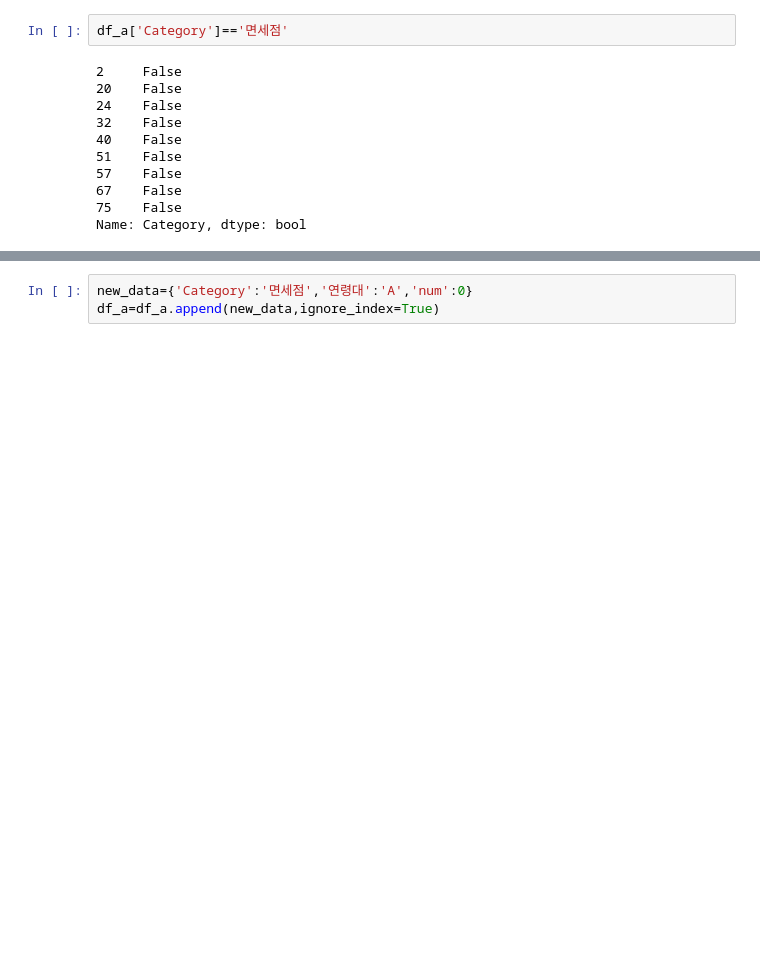
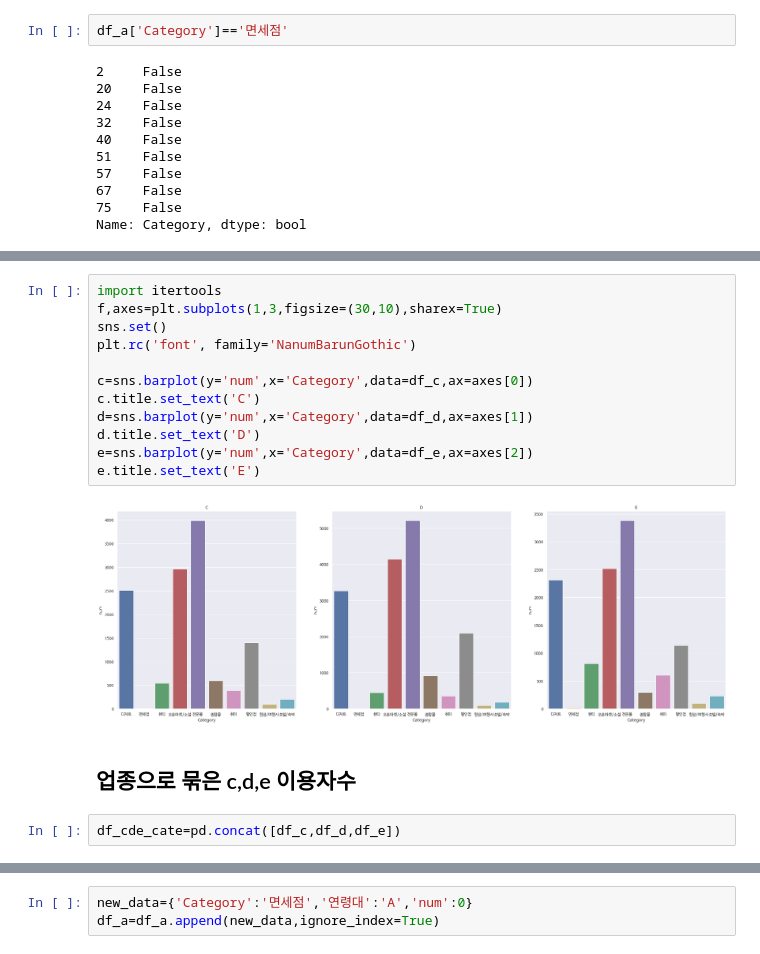
Before and after one commit to danbikiki/machine-learning, a Jupyter notebook: 삼성카드_진짜.ipynb, the cells around one changed output, grey strips where cells are left out. Drawn from its saved outputs; the diff is of its cells as text; blank space fills up the shorter version.

```diff
--- a/삼성카드_진짜.ipynb
+++ b/삼성카드_진짜.ipynb
@@ -641,0 +693,18 @@ df_a
+# %%
+import itertools
+f,axes=plt.subplots(1,3,figsize=(30,10),sharex=True)
+sns.set()
+plt.rc('font', family='NanumBarunGothic')
+
+c=sns.barplot(y='num',x='Category',data=df_c,ax=axes[0])
+c.title.set_text('C')
+d=sns.barplot(y='num',x='Category',data=df_d,ax=axes[1])
+d.title.set_text('D')
+e=sns.barplot(y='num',x='Category',data=df_e,ax=axes[2])
+e.title.set_text('E')
+# %% [output]
+[figure, added]
+# %% [markdown]
+## 업종으로 묶은 c,d,e 이용자수
+# %%
+df_cde_cate=pd.concat([df_c,df_d,df_e])
```
Also changed, not shown: parts of 22 cells of this notebook.
